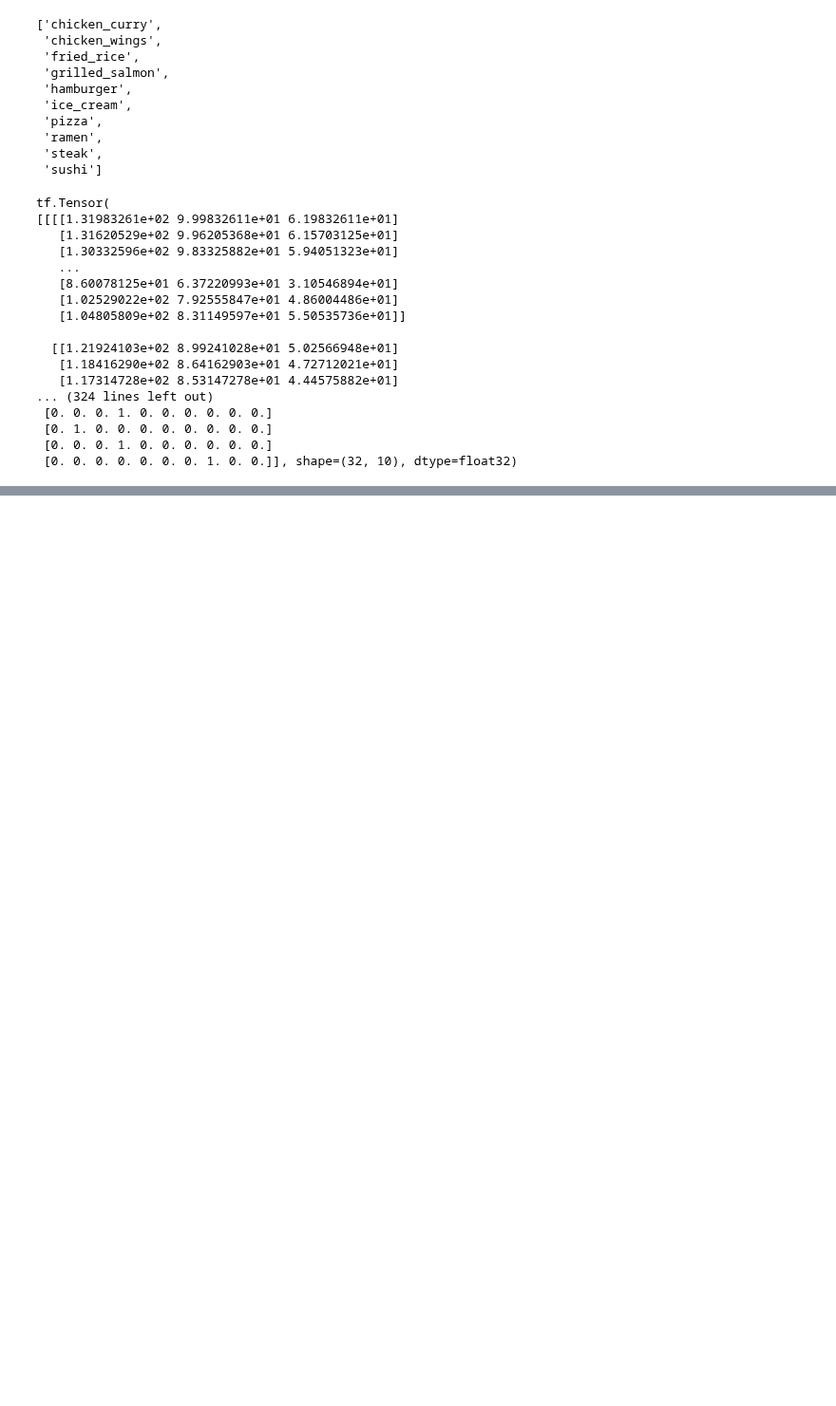
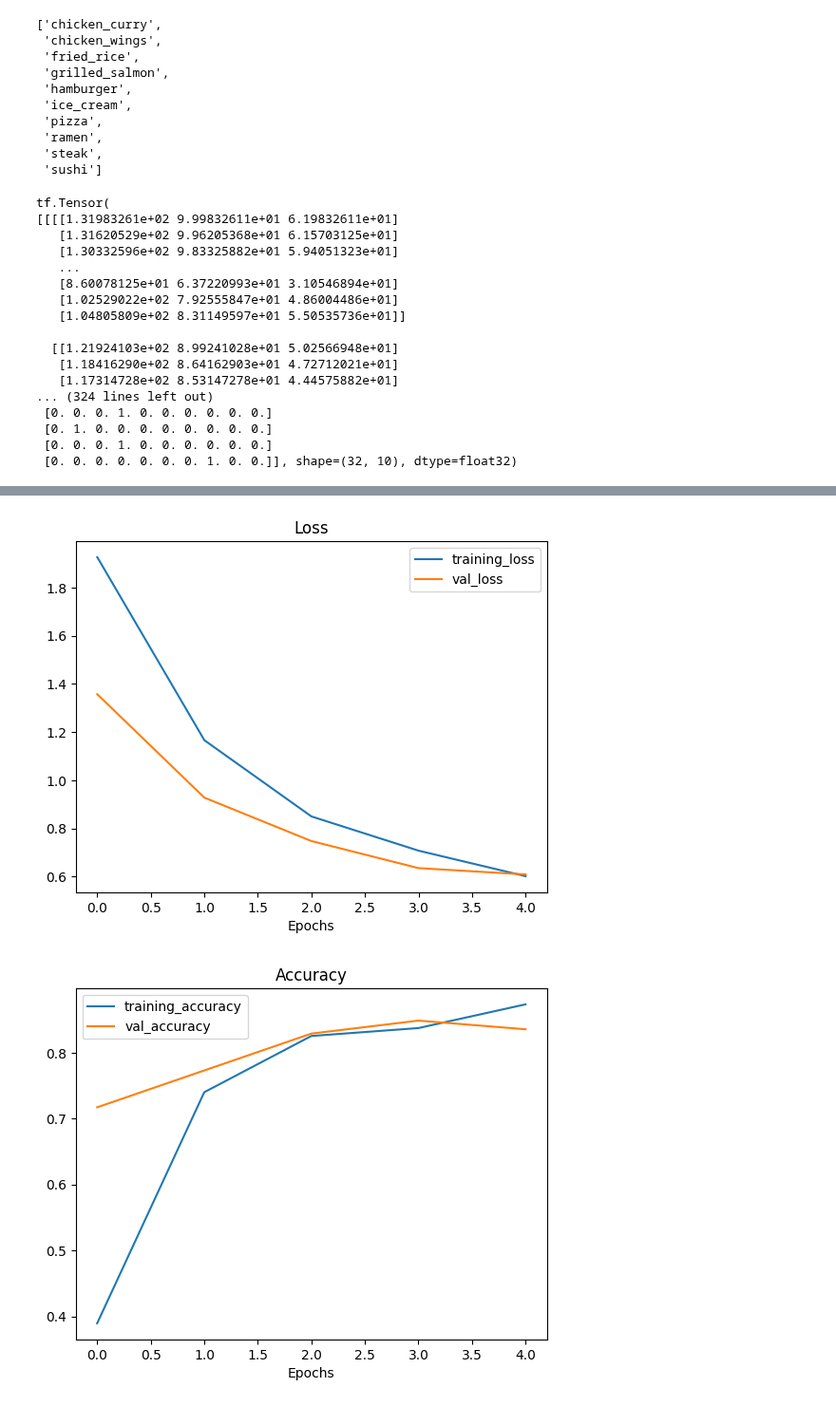
Before and after one commit to akshat-shethia/Deep_Learning, a Jupyter notebook: TensorFlow_For_Deep_Learning/My_05_transfer_learning_in_tensorflow_part_2_fine_tuning.ipynb, the cells around one changed output, grey strips where cells are left out. Shown at 95% size. Cells and saved outputs as stored; diff of their text form; code cells hidden in the pictures; blank space fills up the shorter version.

```diff
--- a/TensorFlow_For_Deep_Learning/My_05_transfer_learning_in_tensorflow_part_2_fine_tuning.ipynb
+++ b/TensorFlow_For_Deep_Learning/My_05_transfer_learning_in_tensorflow_part_2_fine_tuning.ipynb
@@ -114,0 +231,5 @@ model_0 = tf.keras.Model(inputs, outputs)
+# %%
+plot_loss_curves(history_10_percent)
+# %% [output]
+[figure, added]
+[figure, added]
```
Also changed, not shown: parts of 6 cells of this notebook, 2 other files.
